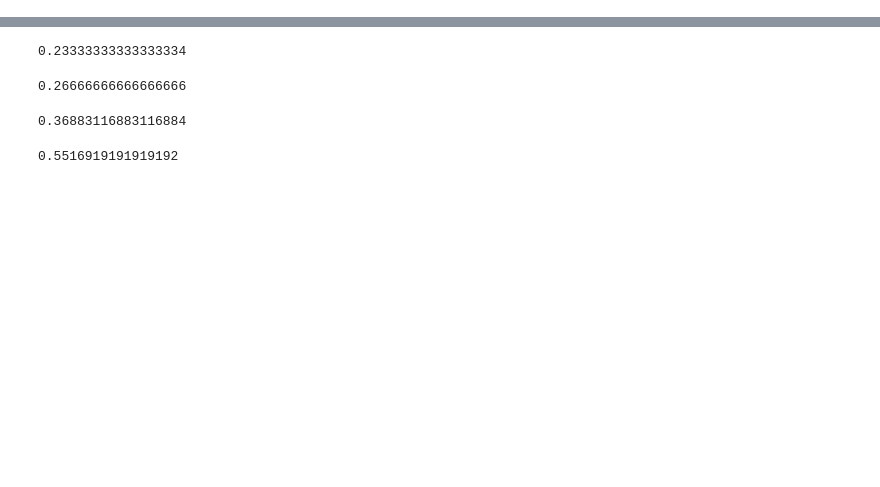
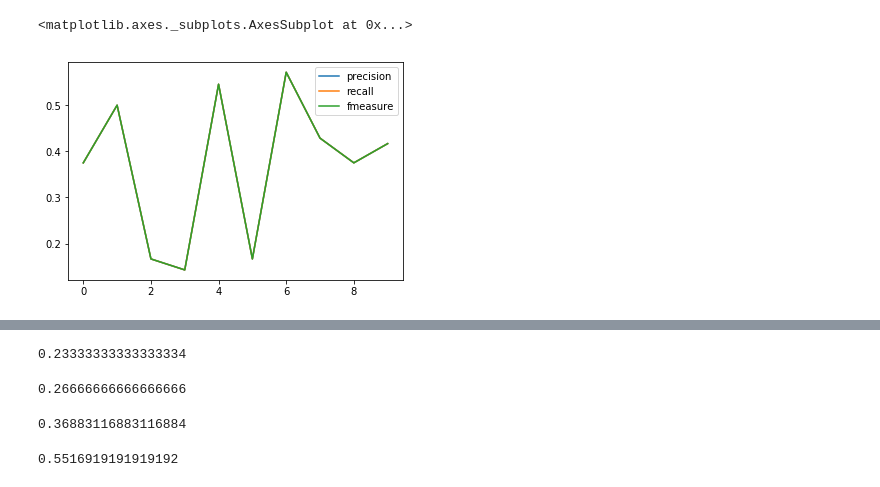
Before and after one commit to dahliahadfury/automaticsummarize, a Jupyter notebook: peringkasan BM25/evaluasi.ipynb, the cells around one changed output, grey strips where cells are left out. Saved outputs shown, nothing was run; the diff lists cells and outputs as text; code cells hidden in the pictures; blank space fills up the shorter version.

```diff
--- a/peringkasan BM25/evaluasi.ipynb
+++ b/peringkasan BM25/evaluasi.ipynb
@@ -139,6 +267,11 @@ df_cm02["precision"] = precision_02_all
 df_cm02["recall"] = recall_02_all
 df_cm02["fmeasure"] = fmeasure_02_all
 df_cm02=df_cm02.fillna(0)
+# %%
+df_cm02.plot.line()
+# %% [output]
+<matplotlib.axes._subplots.AxesSubplot at 0x...>
+[figure, added]
 # %%
 df_cm03 = pd.DataFrame(columns=['dokumen uji','precision', 'recall', 'fmeasure'])
 df_cm03["dokumen uji"] = dokumen_uji
```
Also changed, not shown: parts of 16 cells of this notebook, 12 other files.
